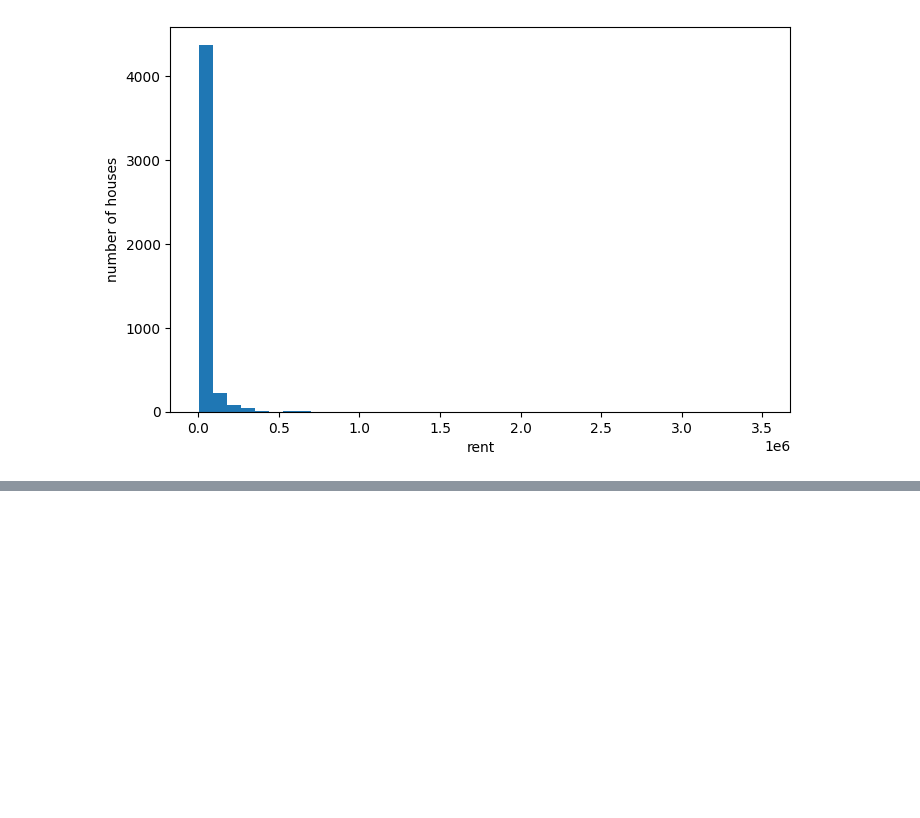
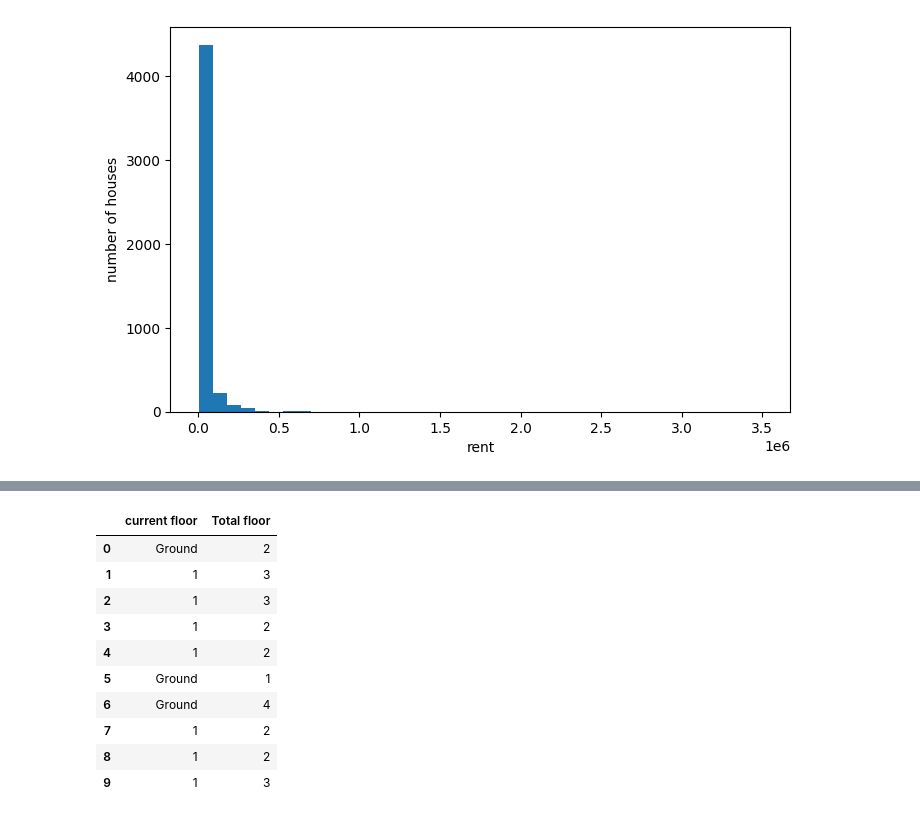
Before and after one commit to Comrade123-123/house-rent-predictor, a Jupyter notebook: house_rent_prediction.ipynb, the cells around one changed output, grey strips where cells are left out. Drawn from its saved outputs; the diff is of its cells as text; code cells hidden in the pictures; blank space fills up the shorter version.

```diff
--- a/house_rent_prediction.ipynb
+++ b/house_rent_prediction.ipynb
@@ -268,0 +284,3 @@ plt.show()
+# %%
+floor_split = df["Floor"].str.split(" out of ",expand=True)
+floor_split.head()
@@ -268,0 +294,15 @@ plt.show()
+# %%
+floor_split.columns=["current floor", "Total floor"]
+floor_split.head(10)
+# %% [output]
+|  | current floor | Total floor |
+| 0 | Ground | 2 |
+| 1 | 1 | 3 |
+| 2 | 1 | 3 |
+| 3 | 1 | 2 |
+| 4 | 1 | 2 |
+| 5 | Ground | 1 |
+| 6 | Ground | 4 |
+| 7 | 1 | 2 |
+| 8 | 1 | 2 |
+| 9 | 1 | 3 |
```
Also changed, not shown: parts of 3 cells of this notebook.
